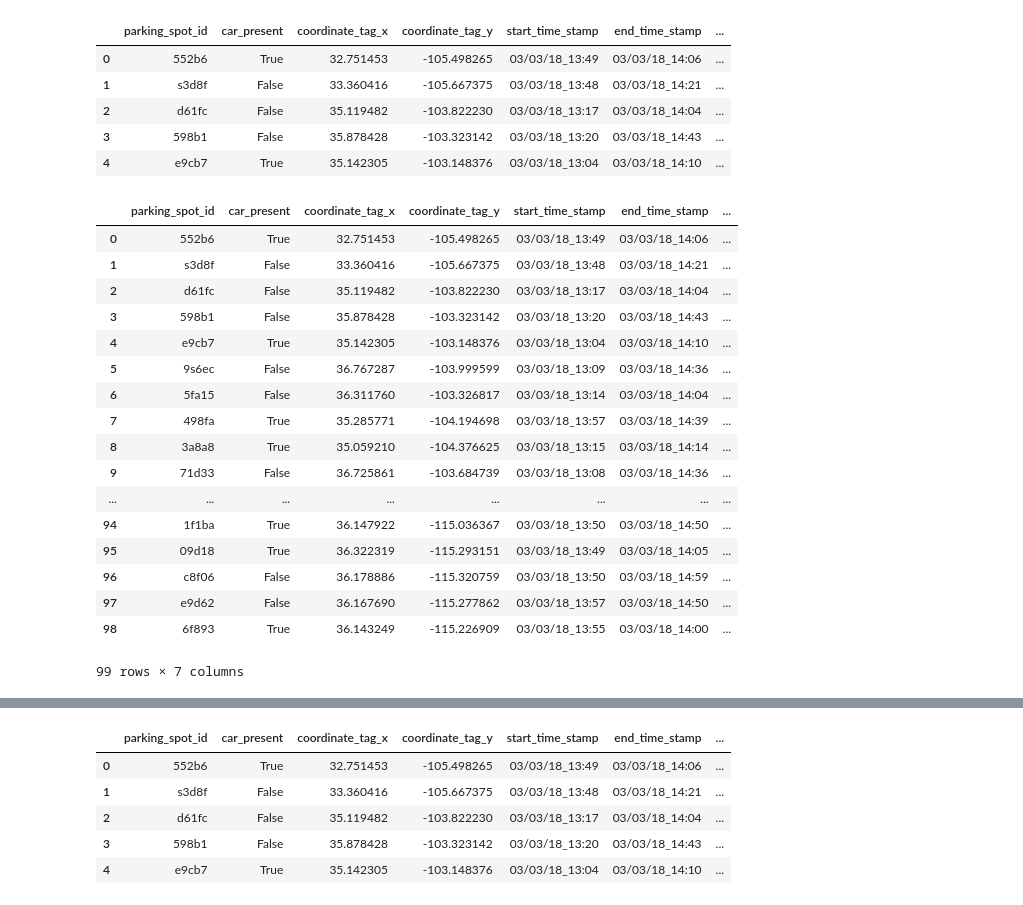
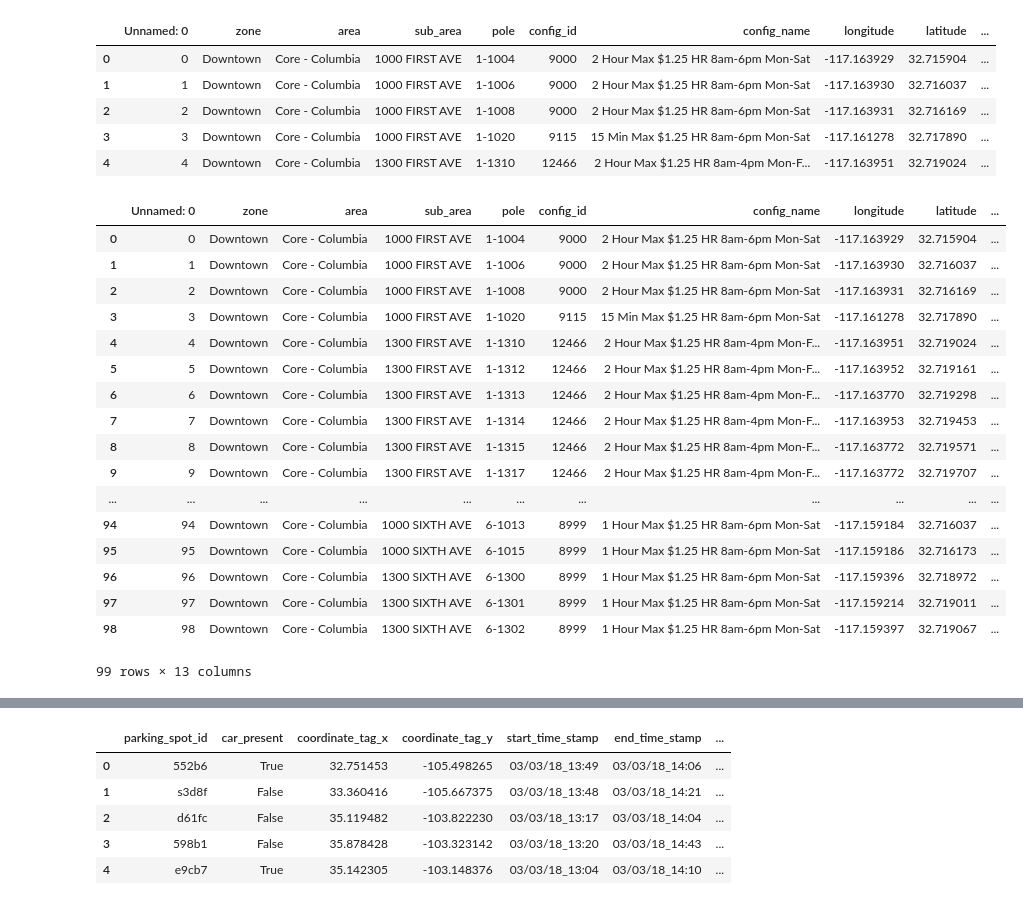
Before and after one commit to lucaskjaero/fair-block, a Jupyter notebook: Populate Database.ipynb, the cells around one changed output, grey strips where cells are left out. Drawn from its saved outputs; the diff is of its cells as text; code cells hidden in the pictures.

```diff
--- a/Populate Database.ipynb
+++ b/Populate Database.ipynb
@@ -5,38 +5,38 @@ STATE_URL = BASE_URL + "/state/"
 # %%
 import pandas as pd
 
-data = pd.read_csv("raw_data.csv")
+data = pd.read_table("parking_spots.csv", sep="\t")
 # %%
 data.head()
 # %% [output]
-|  | parking_spot_id | car_present | coordinate_tag_x | coordinate_tag_y | start_time_stamp | end_time_stamp | ... |
-| 0 | 552b6 | True | 32.751453 | -105.498265 | 03/03/18_13:49 | 03/03/18_14:06 | ... |
-| 1 | s3d8f | False | 33.360416 | -105.667375 | 03/03/18_13:48 | 03/03/18_14:21 | ... |
-| 2 | d61fc | False | 35.119482 | -103.822230 | 03/03/18_13:17 | 03/03/18_14:04 | ... |
-| 3 | 598b1 | False | 35.878428 | -103.323142 | 03/03/18_13:20 | 03/03/18_14:43 | ... |
-| 4 | e9cb7 | True | 35.142305 | -103.148376 | 03/03/18_13:04 | 03/03/18_14:10 | ... |
+|  | Unnamed: 0 | zone | area | sub_area | pole | config_id | config_name | longitude | latitude | ... |
+| 0 | 0 | Downtown | Core - Columbia | 1000 FIRST AVE | 1-1004 | 9000 | 2 Hour Max $1.25 HR 8am-6pm Mon-Sat | -117.163929 | 32.715904 | ... |
+| 1 | 1 | Downtown | Core - Columbia | 1000 FIRST AVE | 1-1006 | 9000 | 2 Hour Max $1.25 HR 8am-6pm Mon-Sat | -117.163930 | 32.716037 | ... |
+| 2 | 2 | Downtown | Core - Columbia | 1000 FIRST AVE | 1-1008 | 9000 | 2 Hour Max $1.25 HR 8am-6pm Mon-Sat | -117.163931 | 32.716169 | ... |
+| 3 | 3 | Downtown | Core - Columbia | 1000 FIRST AVE | 1-1020 | 9115 | 15 Min Max $1.25 HR 8am-6pm Mon-Sat | -117.161278 | 32.717890 | ... |
+| 4 | 4 | Downtown | Core - Columbia | 1300 FIRST AVE | 1-1310 | 12466 | 2 Hour Max $1.25 HR 8am-4pm Mon-F... | -117.163951 | 32.719024 | ... |
 # %%
-unique_parking_spots = data.drop_duplicates(subset="parking_spot_id")
+unique_parking_spots = data.drop_duplicates(subset="pole")
 unique_parking_spots
 # %% [output]
-|  | parking_spot_id | car_present | coordinate_tag_x | coordinate_tag_y | start_time_stamp | end_time_stamp | ... |
-| 0 | 552b6 | True | 32.751453 | -105.498265 | 03/03/18_13:49 | 03/03/18_14:06 | ... |
-| 1 | s3d8f | False | 33.360416 | -105.667375 | 03/03/18_13:48 | 03/03/18_14:21 | ... |
-| 2 | d61fc | False | 35.119482 | -103.822230 | 03/03/18_13:17 | 03/03/18_14:04 | ... |
-| 3 | 598b1 | False | 35.878428 | -103.323142 | 03/03/18_13:20 | 03/03/18_14:43 | ... |
-| 4 | e9cb7 | True | 35.142305 | -103.148376 | 03/03/18_13:04 | 03/03/18_14:10 | ... |
-| 5 | 9s6ec | False | 36.767287 | -103.999599 | 03/03/18_13:09 | 03/03/18_14:36 | ... |
-| 6 | 5fa15 | False | 36.311760 | -103.326817 | 03/03/18_13:14 | 03/03/18_14:04 | ... |
-| 7 | 498fa | True | 35.285771 | -104.194698 | 03/03/18_13:57 | 03/03/18_14:39 | ... |
-| 8 | 3a8a8 | True | 35.059210 | -104.376625 | 03/03/18_13:15 | 03/03/18_14:14 | ... |
-| 9 | 71d33 | False | 36.725861 | -103.684739 | 03/03/18_13:08 | 03/03/18_14:36 | ... |
-| ... | ... | ... | ... | ... | ... | ... | ... |
-| 94 | 1f1ba | True | 36.147922 | -115.036367 | 03/03/18_13:50 | 03/03/18_14:50 | ... |
-| 95 | 09d18 | True | 36.322319 | -115.293151 | 03/03/18_13:49 | 03/03/18_14:05 | ... |
-| 96 | c8f06 | False | 36.178886 | -115.320759 | 03/03/18_13:50 | 03/03/18_14:59 | ... |
-| 97 | e9d62 | False | 36.167690 | -115.277862 | 03/03/18_13:57 | 03/03/18_14:50 | ... |
-| 98 | 6f893 | True | 36.143249 | -115.226909 | 03/03/18_13:55 | 03/03/18_14:00 | ... |
+|  | Unnamed: 0 | zone | area | sub_area | pole | config_id | config_name | longitude | latitude | ... |
+| 0 | 0 | Downtown | Core - Columbia | 1000 FIRST AVE | 1-1004 | 9000 | 2 Hour Max $1.25 HR 8am-6pm Mon-Sat | -117.163929 | 32.715904 | ... |
+| 1 | 1 | Downtown | Core - Columbia | 1000 FIRST AVE | 1-1006 | 9000 | 2 Hour Max $1.25 HR 8am-6pm Mon-Sat | -117.163930 | 32.716037 | ... |
+| 2 | 2 | Downtown | Core - Columbia | 1000 FIRST AVE | 1-1008 | 9000 | 2 Hour Max $1.25 HR 8am-6pm Mon-Sat | -117.163931 | 32.716169 | ... |
+| 3 | 3 | Downtown | Core - Columbia | 1000 FIRST AVE | 1-1020 | 9115 | 15 Min Max $1.25 HR 8am-6pm Mon-Sat | -117.161278 | 32.717890 | ... |
+| 4 | 4 | Downtown | Core - Columbia | 1300 FIRST AVE | 1-1310 | 12466 | 2 Hour Max $1.25 HR 8am-4pm Mon-F... | -117.163951 | 32.719024 | ... |
+| 5 | 5 | Downtown | Core - Columbia | 1300 FIRST AVE | 1-1312 | 12466 | 2 Hour Max $1.25 HR 8am-4pm Mon-F... | -117.163952 | 32.719161 | ... |
+| 6 | 6 | Downtown | Core - Columbia | 1300 FIRST AVE | 1-1313 | 12466 | 2 Hour Max $1.25 HR 8am-4pm Mon-F... | -117.163770 | 32.719298 | ... |
+| 7 | 7 | Downtown | Core - Columbia | 1300 FIRST AVE | 1-1314 | 12466 | 2 Hour Max $1.25 HR 8am-4pm Mon-F... | -117.163953 | 32.719453 | ... |
+| 8 | 8 | Downtown | Core - Columbia | 1300 FIRST AVE | 1-1315 | 12466 | 2 Hour Max $1.25 HR 8am-4pm Mon-F... | -117.163772 | 32.719571 | ... |
+| 9 | 9 | Downtown | Core - Columbia | 1300 FIRST AVE | 1-1317 | 12466 | 2 Hour Max $1.25 HR 8am-4pm Mon-F... | -117.163772 | 32.719707 | ... |
+| ... | ... | ... | ... | ... | ... | ... | ... | ... | ... | ... |
+| 94 | 94 | Downtown | Core - Columbia | 1000 SIXTH AVE | 6-1013 | 8999 | 1 Hour Max $1.25 HR 8am-6pm Mon-Sat | -117.159184 | 32.716037 | ... |
+| 95 | 95 | Downtown | Core - Columbia | 1000 SIXTH AVE | 6-1015 | 8999 | 1 Hour Max $1.25 HR 8am-6pm Mon-Sat | -117.159186 | 32.716173 | ... |
+| 96 | 96 | Downtown | Core - Columbia | 1300 SIXTH AVE | 6-1300 | 8999 | 1 Hour Max $1.25 HR 8am-6pm Mon-Sat | -117.159396 | 32.718972 | ... |
+| 97 | 97 | Downtown | Core - Columbia | 1300 SIXTH AVE | 6-1301 | 8999 | 1 Hour Max $1.25 HR 8am-6pm Mon-Sat | -117.159214 | 32.719011 | ... |
+| 98 | 98 | Downtown | Core - Columbia | 1300 SIXTH AVE | 6-1302 | 8999 | 1 Hour Max $1.25 HR 8am-6pm Mon-Sat | -117.159397 | 32.719067 | ... |
-99 rows × 7 columns
+99 rows × 13 columns
 # %%
 import json
 import requests
```
Also changed, not shown: 1 other file.
